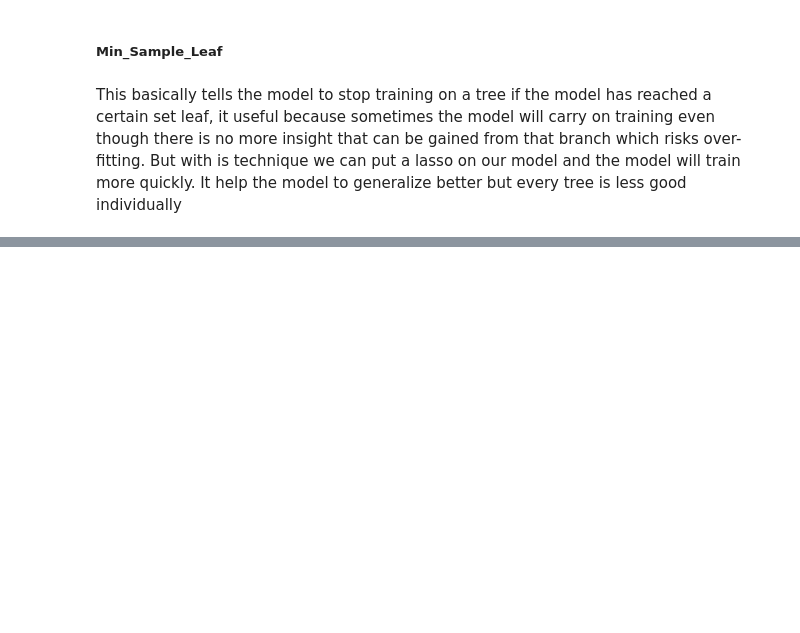
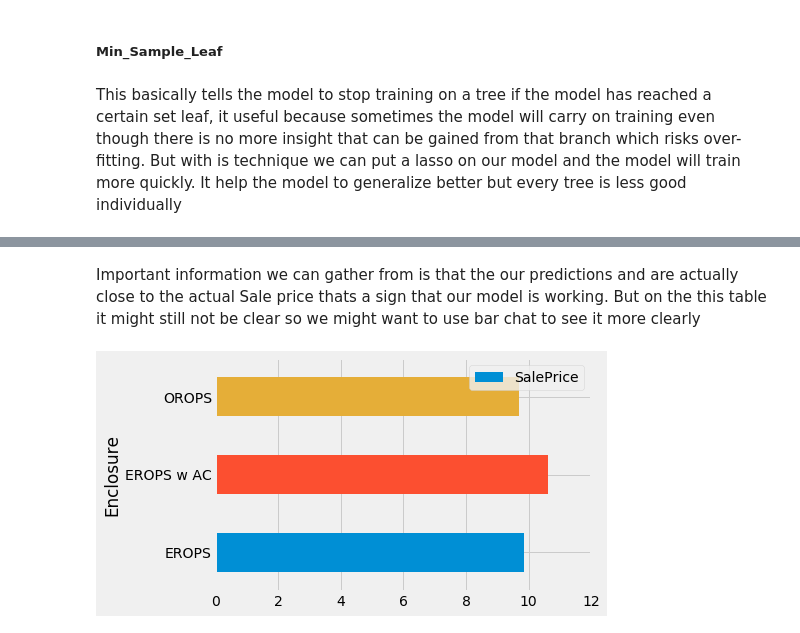
Before and after one commit to MrRutledge/ML_Practice, a Jupyter notebook: FastAi_ML_RandomForest.ipynb, the cells around one changed output, grey strips where cells are left out. Saved outputs shown, nothing was run; the diff lists cells and outputs as text; code cells hidden in the pictures; blank space fills up the shorter version.

```diff
--- a/FastAi_ML_RandomForest.ipynb
+++ b/FastAi_ML_RandomForest.ipynb
@@ -555,0 +638,4 @@ print_score(m)
+# %%
+flds = ['Enclosure', 'SalePrice', 'pred', 'pred_std']
+enc_summ = x[flds].groupby('Enclosure',as_index=False).mean()
+enc_summ
@@ -555,0 +650,7 @@ print_score(m)
+# %% [markdown]
+Important information we can gather from is that the our predictions and are actually close to the actual Sale price thats a sign that our model is working. But on the this table it might still not be clear so we might want to use bar chat to see it more clearly
+# %%
+enc_summ = enc_summ[~pd.isnull(enc_summ.SalePrice)]
+enc_summ.plot('Enclosure', 'SalePrice', 'barh', xlim=(0,12));
+# %% [output]
+[figure, added]
```
Also changed, not shown: parts of 57 cells of this notebook.
